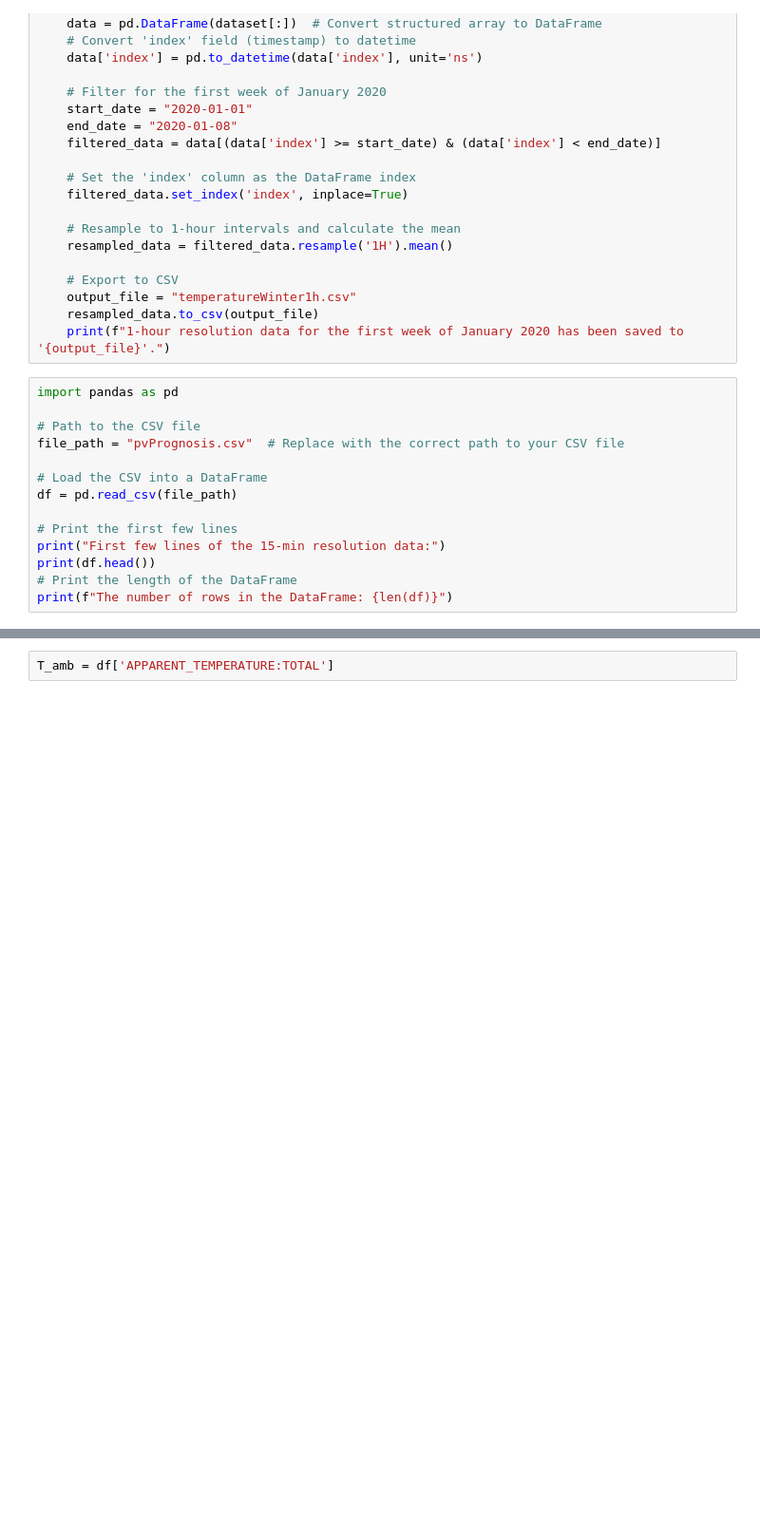
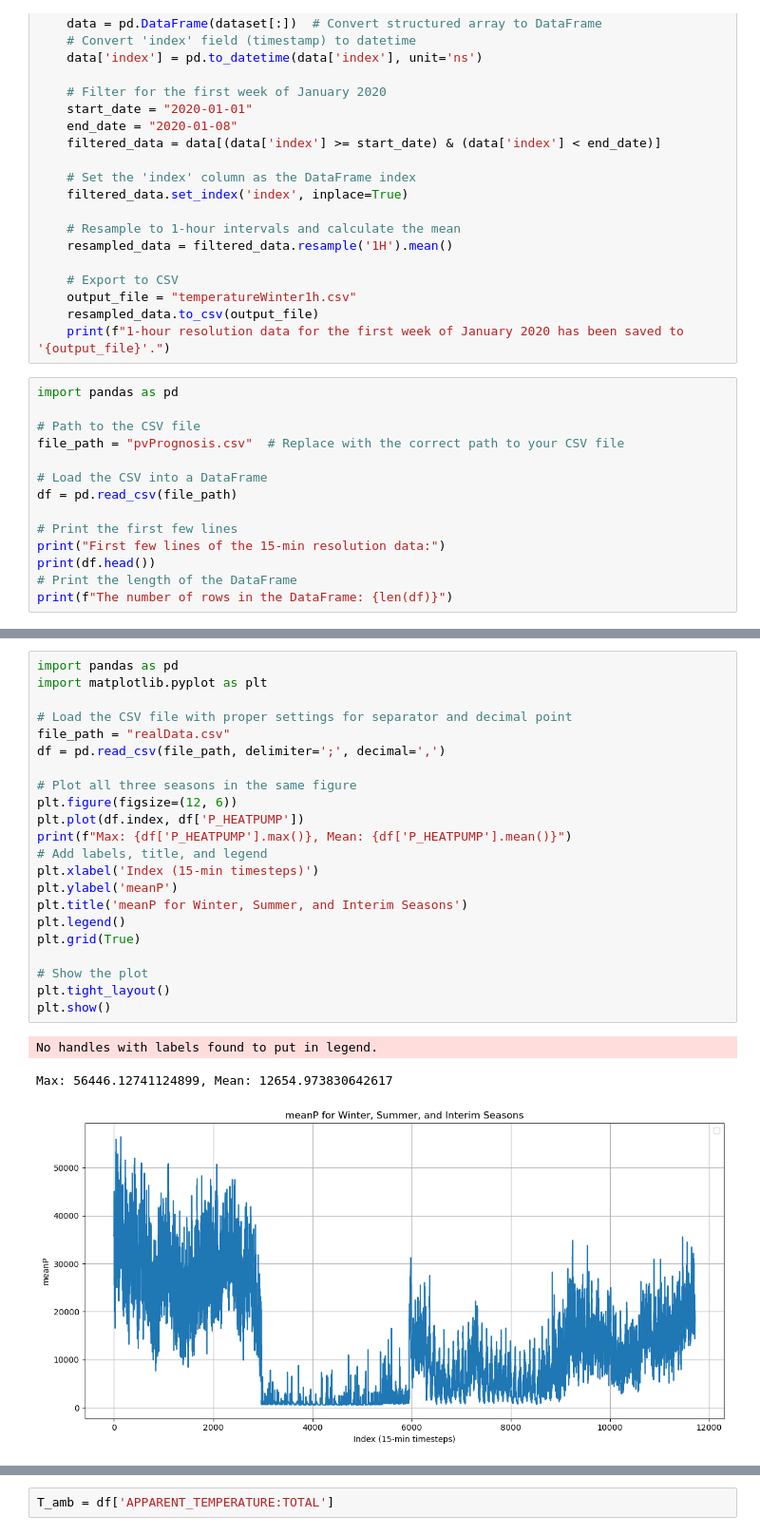
Before and after one commit to marwan2626/PowerTech25, a Jupyter notebook: debug.ipynb, the cells around one changed output, grey strips where cells are left out. Shown: that part at 95% size. Saved outputs shown, nothing was run; the diff lists cells and outputs as text; blank space fills up the shorter version.

Commit message:
added pv and seasonal variants

```diff
--- a/debug.ipynb
+++ b/debug.ipynb
@@ -595,3 +613,29 @@ plt.show()
+# %%
+import pandas as pd
+import matplotlib.pyplot as plt
+
+# Load the CSV file with proper settings for separator and decimal point
+file_path = "realData.csv"
+df = pd.read_csv(file_path, delimiter=';', decimal=',')
+
+# Plot all three seasons in the same figure
+plt.figure(figsize=(12, 6))
+plt.plot(df.index, df['P_HEATPUMP'])
+print(f"Max: {df['P_HEATPUMP'].max()}, Mean: {df['P_HEATPUMP'].mean()}")
+# Add labels, title, and legend
+plt.xlabel('Index (15-min timesteps)')
+plt.ylabel('meanP')
+plt.title('meanP for Winter, Summer, and Interim Seasons')
+plt.legend()
+plt.grid(True)
+
+# Show the plot
+plt.tight_layout()
+plt.show()
+# %% [output]
+No handles with labels found to put in legend.
+Max: 56446.12741124899, Mean: 12654.973830642617
+[figure, added]
 # %%
 import pandas as pd
 
```
Also changed, not shown: parts of 4 cells of this notebook, 14 other files.
